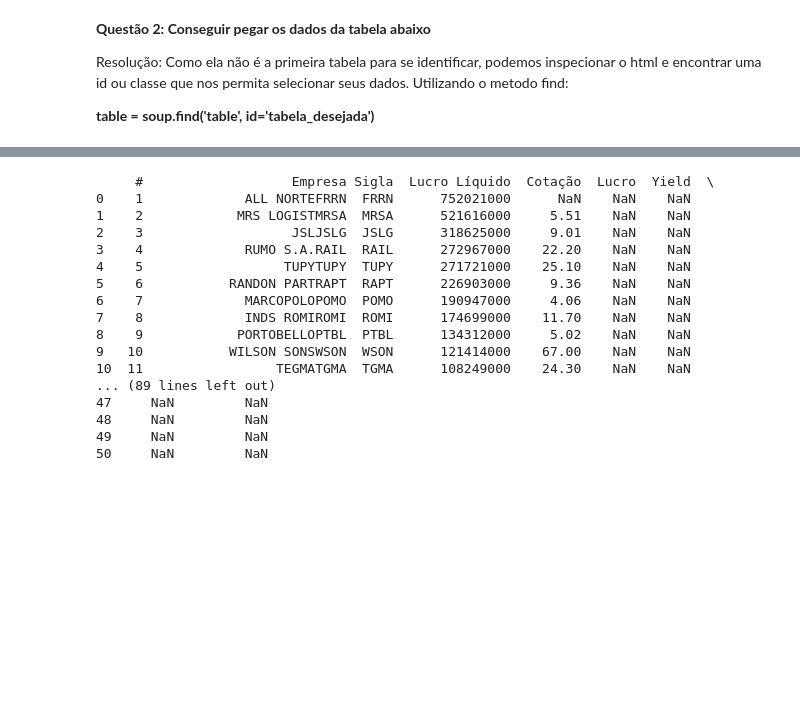
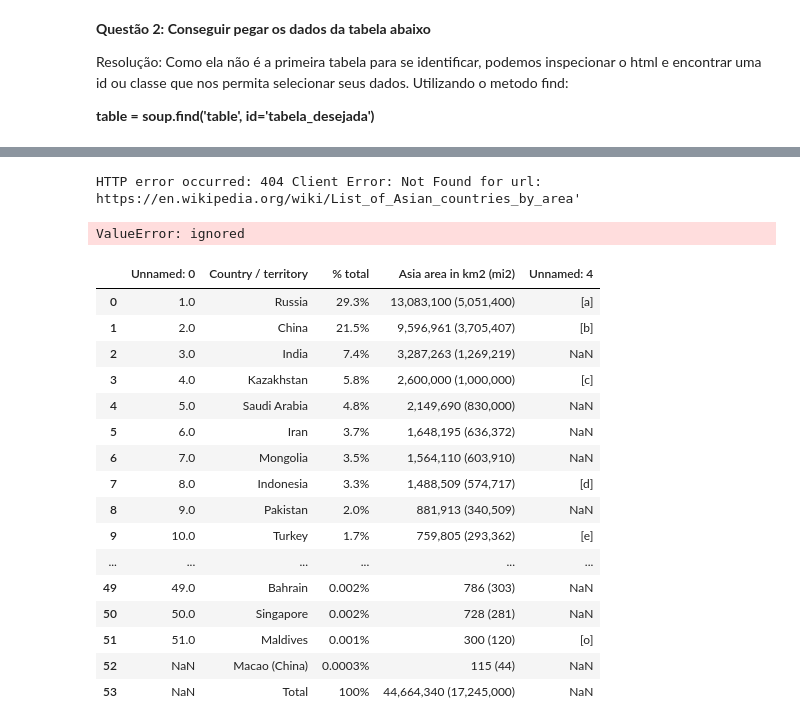
Before and after one commit to hugodevelopment/Web-Scraping, a Jupyter notebook: Web_scraping1.ipynb, the cells around one changed output, grey strips where cells are left out. Saved outputs shown, nothing was run; the diff lists cells and outputs as text; code cells hidden in the pictures; blank space fills up the shorter version.

```diff
--- a/Web_scraping1.ipynb
+++ b/Web_scraping1.ipynb
@@ -76,7 +76,7 @@ def scrape_table(url):
         return None
 
     soup = BeautifulSoup(response.text, 'html.parser')
-    table = soup.find('table', class_='table table-striped table-condensed table-hover')
+    table = soup.find('table', class_='wikitable sortable')
 
     if table is None:
         print('No table found on the webpage.')
@@ -94,27 +94,51 @@ def parse_table_to_df(table):
 def save_df_to_excel(df, filename):
     df.to_excel(filename, index=False)
 
-url = "https://www.meusdividendos.com/empresas/ranking/Bens%20Industriais"
+url = "https://en.wikipedia.org/wiki/List_of_Asian_countries_by_area'"
 table = scrape_table(url)
 
 
 df = parse_table_to_df(table)
 save_df_to_excel(df, "ranking_bens.xlsx")
 # %% [output]
-     #                   Empresa Sigla  Lucro Líquido  Cotação  Lucro  Yield  \
-0    1             ALL NORTEFRRN  FRRN      752021000      NaN    NaN    NaN
-1    2            MRS LOGISTMRSA  MRSA      521616000     5.51    NaN    NaN
-2    3                   JSLJSLG  JSLG      318625000     9.01    NaN    NaN
-3    4             RUMO S.A.RAIL  RAIL      272967000    22.20    NaN    NaN
-4    5                  TUPYTUPY  TUPY      271721000    25.10    NaN    NaN
-5    6           RANDON PARTRAPT  RAPT      226903000     9.36    NaN    NaN
-6    7             MARCOPOLOPOMO  POMO      190947000     4.06    NaN    NaN
-7    8             INDS ROMIROMI  ROMI      174699000    11.70    NaN    NaN
-8    9            PORTOBELLOPTBL  PTBL      134312000     5.02    NaN    NaN
-9   10           WILSON SONSWSON  WSON      121414000    67.00    NaN    NaN
-10  11                 TEGMATGMA  TGMA      108249000    24.30    NaN    NaN
-... (89 lines left out)
-47     NaN         NaN
-48     NaN         NaN
-49     NaN         NaN
-50     NaN         NaN
+HTTP error occurred: 404 Client Error: Not Found for url: https://en.wikipedia.org/wiki/List_of_Asian_countries_by_area'
+ValueError: ignored
+# %%
+from bs4 import BeautifulSoup
+import requests
+import pandas as pd
+
+# URL da página web que você deseja fazer o scraping
+url = "https://en.wikipedia.org/wiki/List_of_Asian_countries_by_area"
+
+# Fazendo a requisição para a URL
+response = requests.get(url)
+
+# Criando o objeto BeautifulSoup pegando o resquest com a variavel response e identificando com html.parser
+soup = BeautifulSoup(response.text, 'html.parser')
+
+# Encontrando a tabela no HTML
+table = soup.find('table')
+
+# Lendo a tabela com o pandas transformando a tabela em uma string e acessando a primeira tebela encontrada
+df = pd.read_html(str(table))[0]
+tabela_wiki = pd.DataFrame(df)
+tabela_wiki
+# %% [output]
+|  | Unnamed: 0 | Country / territory | % total | Asia area in km2 (mi2) | Unnamed: 4 |
+| 0 | 1.0 | Russia | 29.3% | 13,083,100 (5,051,400) | [a] |
+| 1 | 2.0 | China | 21.5% | 9,596,961 (3,705,407) | [b] |
+| 2 | 3.0 | India | 7.4% | 3,287,263 (1,269,219) | NaN |
+| 3 | 4.0 | Kazakhstan | 5.8% | 2,600,000 (1,000,000) | [c] |
+| 4 | 5.0 | Saudi Arabia | 4.8% | 2,149,690 (830,000) | NaN |
+| 5 | 6.0 | Iran | 3.7% | 1,648,195 (636,372) | NaN |
+| 6 | 7.0 | Mongolia | 3.5% | 1,564,110 (603,910) | NaN |
+| 7 | 8.0 | Indonesia | 3.3% | 1,488,509 (574,717) | [d] |
+| 8 | 9.0 | Pakistan | 2.0% | 881,913 (340,509) | NaN |
+| 9 | 10.0 | Turkey | 1.7% | 759,805 (293,362) | [e] |
+| ... | ... | ... | ... | ... | ... |
+| 49 | 49.0 | Bahrain | 0.002% | 786 (303) | NaN |
+| 50 | 50.0 | Singapore | 0.002% | 728 (281) | NaN |
+| 51 | 51.0 | Maldives | 0.001% | 300 (120) | [o] |
+| 52 | NaN | Macao (China) | 0.0003% | 115 (44) | NaN |
+| 53 | NaN | Total | 100% | 44,664,340 (17,245,000) | NaN |
```
Also changed, not shown: parts of 2 cells of this notebook.
